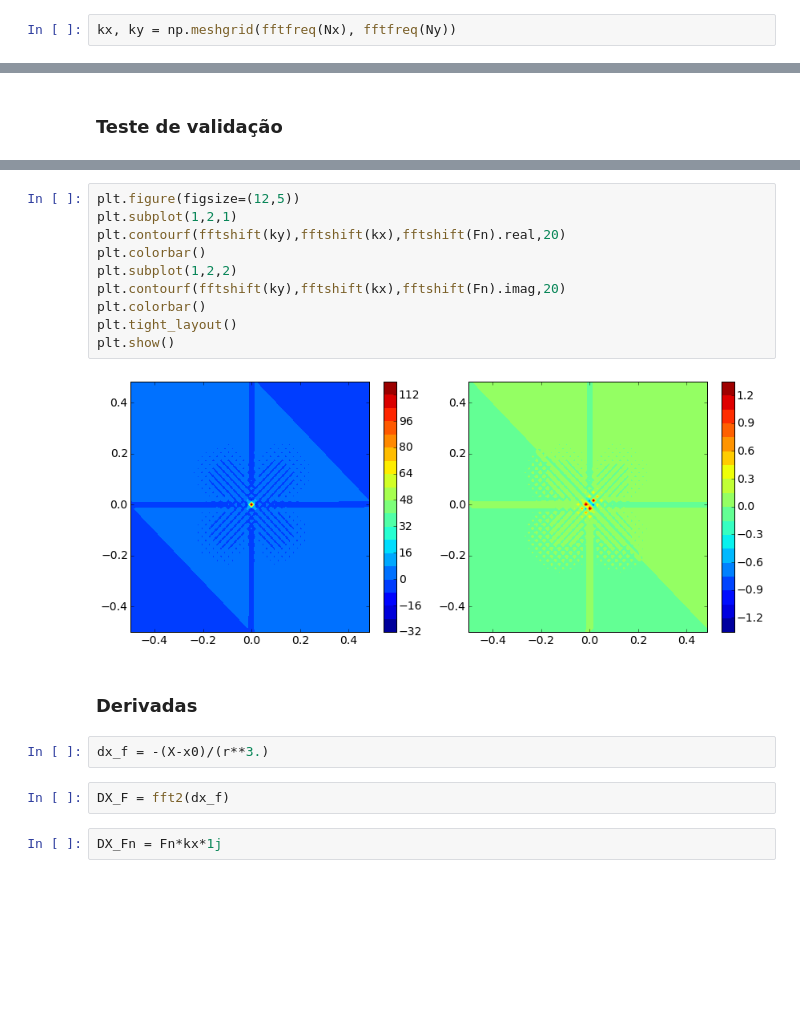
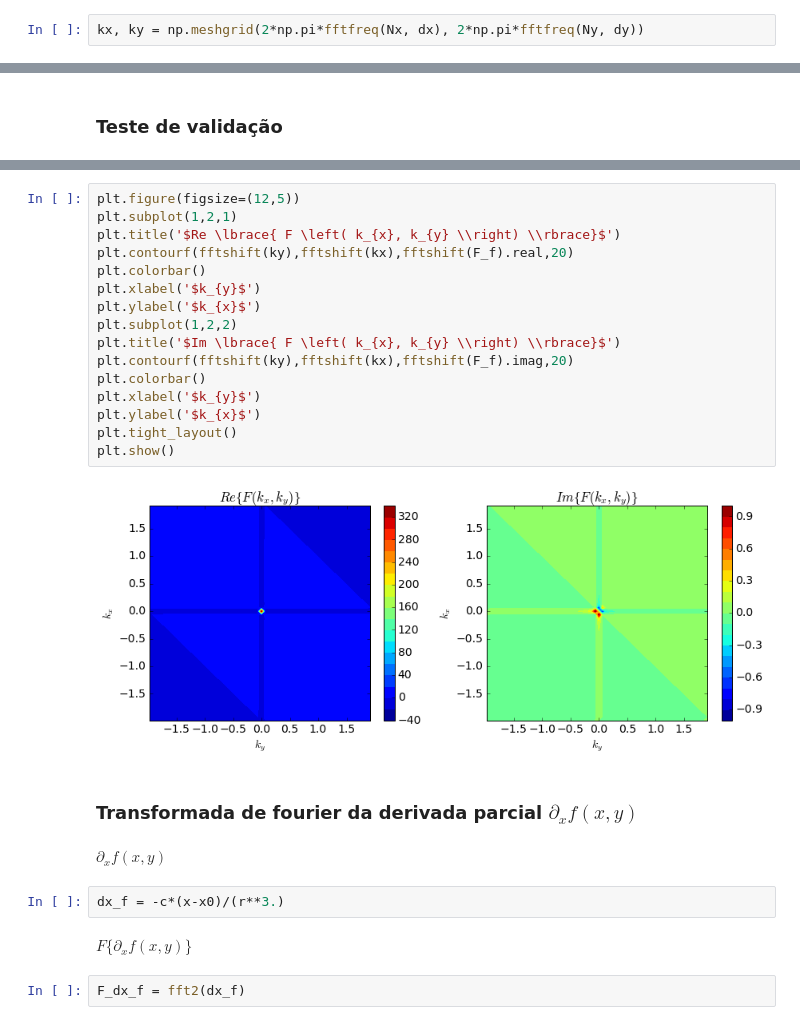
Before and after one commit to birocoles/Disciplina-metodos-potenciais, a Jupyter notebook: Aulas/Fourier/TF_inv_distancia.ipynb, the cells around one changed output, grey strips where cells are left out. Drawn from its saved outputs; the diff is of its cells as text; blank space fills up the shorter version.

Commit message:
transformada de fourier da derivada de 1/r

```diff
--- a/Aulas/Fourier/TF_inv_distancia.ipynb
+++ b/Aulas/Fourier/TF_inv_distancia.ipynb
@@ -38,2 +55,2 @@ f = 1./r
 # %%
-kx, ky = np.meshgrid(fftfreq(Nx), fftfreq(Ny))
+kx, ky = np.meshgrid(2*np.pi*fftfreq(Nx, dx), 2*np.pi*fftfreq(Ny, dy))
@@ -64,20 +93,28 @@ plt.show()
-# %%
-plt.figure(figsize=(12,5))
-plt.subplot(1,2,1)
-plt.contourf(fftshift(ky),fftshift(kx),fftshift(Fn).real,20)
-plt.colorbar()
-plt.subplot(1,2,2)
-plt.contourf(fftshift(ky),fftshift(kx),fftshift(Fn).imag,20)
-plt.colorbar()
-plt.tight_layout()
-plt.show()
-# %% [output]
-[figure, removed]
-# %% [markdown]
-### Derivadas
+# %%
+plt.figure(figsize=(12,5))
+plt.subplot(1,2,1)
+plt.title('$Re \lbrace{ F \left( k_{x}, k_{y} \\right) \\rbrace}$')
+plt.contourf(fftshift(ky),fftshift(kx),fftshift(F_f).real,20)
+plt.colorbar()
+plt.xlabel('$k_{y}$')
+plt.ylabel('$k_{x}$')
+plt.subplot(1,2,2)
+plt.title('$Im \lbrace{ F \left( k_{x}, k_{y} \\right) \\rbrace}$')
+plt.contourf(fftshift(ky),fftshift(kx),fftshift(F_f).imag,20)
+plt.colorbar()
+plt.xlabel('$k_{y}$')
+plt.ylabel('$k_{x}$')
+plt.tight_layout()
+plt.show()
+# %% [output]
+[figure, added]
+# %% [markdown]
+### Transformada de fourier da derivada parcial $\partial_{x} f(x,y)$
+# %% [markdown]
+$\partial_{x} f(x,y)$
 # %%
-dx_f = -(X-x0)/(r**3.)
+dx_f = -c*(x-x0)/(r**3.)
+# %% [markdown]
+$F \lbrace \partial_{x} f(x,y) \rbrace$
 # %%
-DX_F = fft2(dx_f)
+F_dx_f = fft2(dx_f)
-# %%
-DX_Fn = Fn*kx*1j
```
Also changed, not shown: parts of 26 cells of this notebook, 1 other file.
